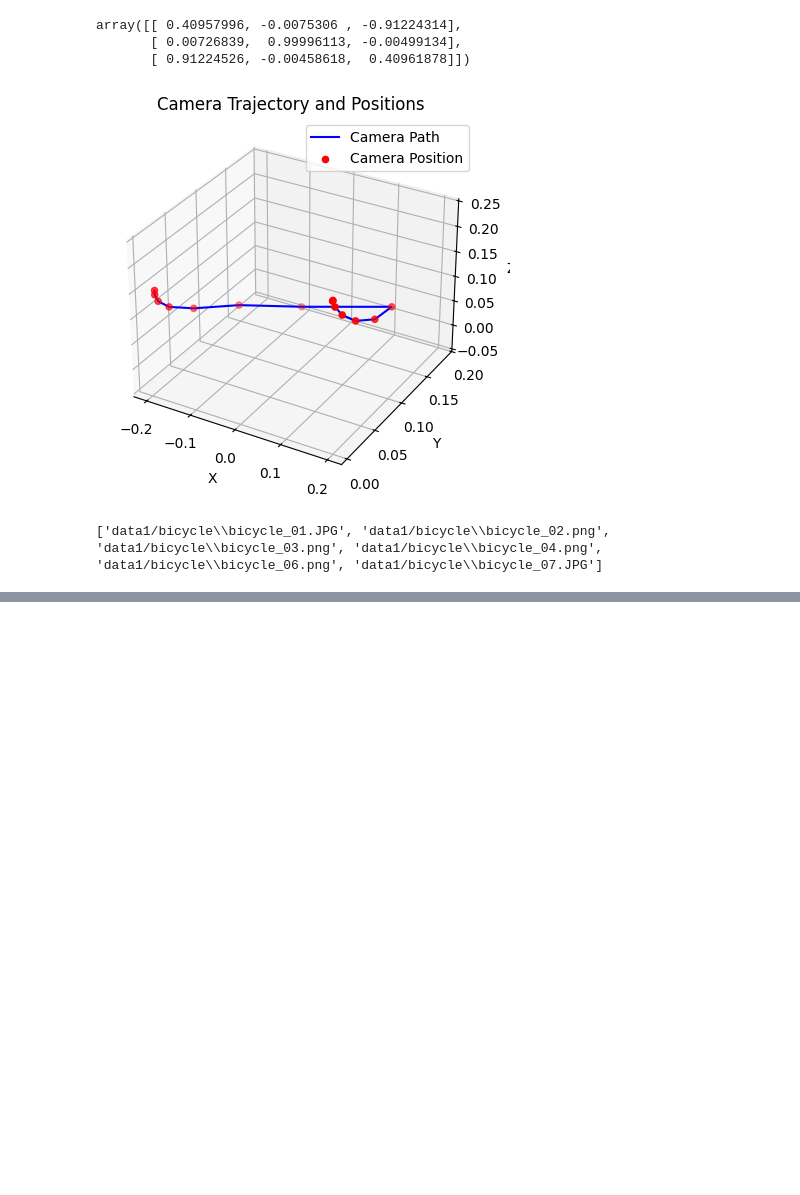
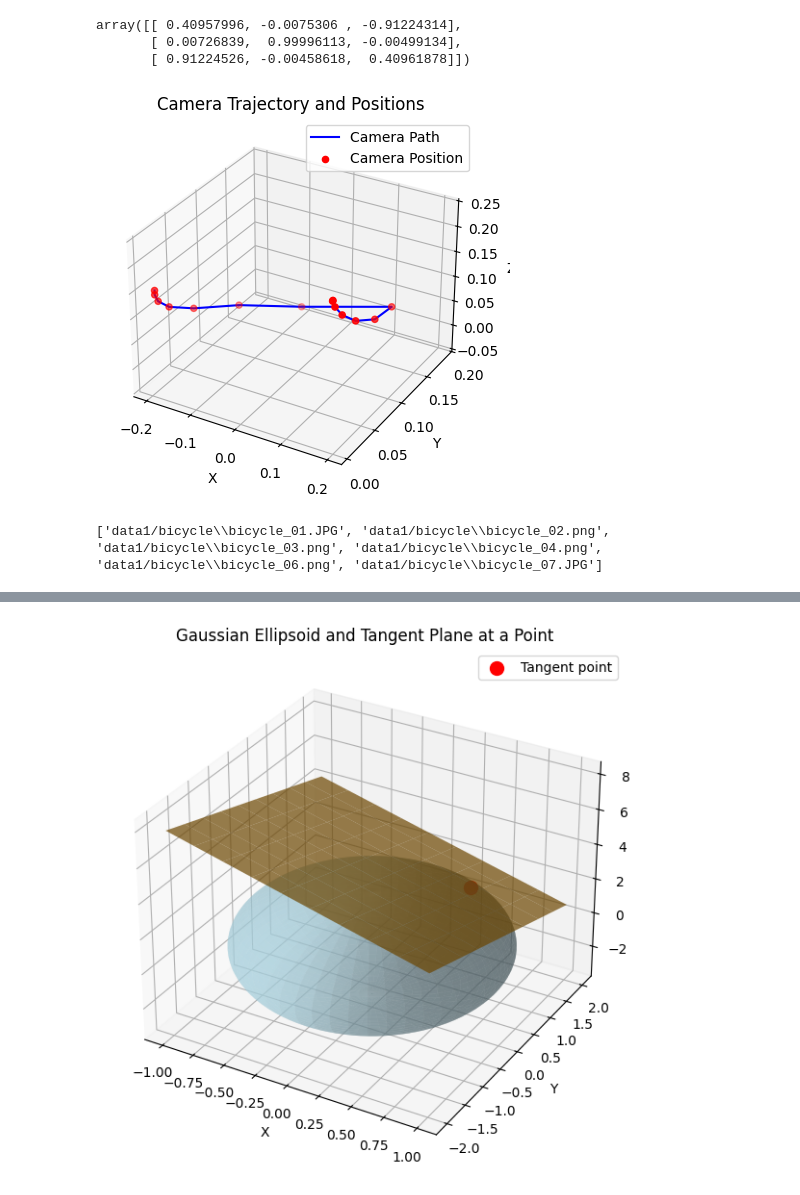
Before and after one commit to shadoking/DFGS, a Jupyter notebook: DFGS.ipynb, the cells around one changed output, grey strips where cells are left out. Drawn from its saved outputs; the diff is of its cells as text; code cells hidden in the pictures; blank space fills up the shorter version.

```diff
--- a/DFGS.ipynb
+++ b/DFGS.ipynb
@@ -218,0 +253,82 @@ print(get_filelist("data1/bicycle",["JPG", "png"]))
+# %%
+import numpy as np
+import matplotlib.pyplot as plt
+from mpl_toolkits.mplot3d import Axes3D
+
+# 生成一个三维高斯椭球的函数
+def gaussian_ellipsoid(a, b, c, u, v):
+    """
+    Generate points on a 3D Gaussian ellipsoid.
+
+    :param a, b, c: The radii along x, y, z axis respectively.
+    :param u, v: Parametric coordinates for spherical parameterization.
+    :return: Points on the ellipsoid surface.
+    """
+    x = a * np.sin(u) * np.cos(v)
+    y = b * np.sin(u) * np.sin(v)
+    z = c * np.cos(u)
+    return x, y, z
+
+# 计算切平面
+def tangent_plane_at_point(x0, y0, z0, a, b, c):
+    """
+    Compute the tangent plane at a given point on the ellipsoid.
+
+    :param x0, y0, z0: The point on the ellipsoid.
+    :param a, b, c: The radii of the ellipsoid.
+    :return: Equation of the tangent plane.
+    """
+    # Ellipsoid equation: (x^2/a^2 + y^2/b^2 + z^2/c^2 = 1)
+    # The gradient gives the normal to the surface at the point.
+    normal = np.array([2 * x0 / a**2, 2 * y0 / b**2, 2 * z0 / c**2])
+    d = -np.dot(normal, np.array([x0, y0, z0]))  # Plane equation: ax + by + cz + d = 0
+    return normal, d
+
+# 创建参数 u, v
+u = np.linspace(0, np.pi, 100)
+v = np.linspace(0, 2 * np.pi, 100)
+u, v = np.meshgrid(u, v)
+
+# 椭球的半轴长度
+a, b, c = 1, 2, 3
+
+# 获取椭球的表面点
+x, y, z = gaussian_ellipsoid(a, b, c, u, v)
+
+# 选择椭球上的一点
+x0, y0, z0 = 0.5, 1.0, 2.5
+
+# 计算该点的切平面
+normal, d = tangent_plane_at_point(x0, y0, z0, a, b, c)
+
+# 生成切平面的网格
+xx, yy = np.meshgrid(np.linspace(-a, a, 10), np.linspace(-b, b, 10))
+zz = (-normal[0] * xx - normal[1] * yy - d) / normal[2]
+
+# 绘图
+fig = plt.figure(figsize=(10, 7))
+ax = fig.add_subplot(111, projection='3d')
+
+# 绘制椭球
+ax.plot_surface(x, y, z, color='lightblue', alpha=0.5)
+
+# 绘制切平面
+ax.plot_surface(xx, yy, zz, color='orange', alpha=0.7)
+
+# 绘制切平面点
+ax.scatter(x0, y0, z0, color='red', s=100, label='Tangent point')
+
+# 设置图形标题
+ax.set_title('Gaussian Ellipsoid and Tangent Plane at a Point')
+
+# 设置坐标轴标签
+ax.set_xlabel('X')
+ax.set_ylabel('Y')
+ax.set_zlabel('Z')
+
+# 显示图例
+ax.legend()
+
+plt.show()
+# %% [output]
+[figure, added]
```
Also changed, not shown: parts of 5 cells of this notebook, 6 other files.
